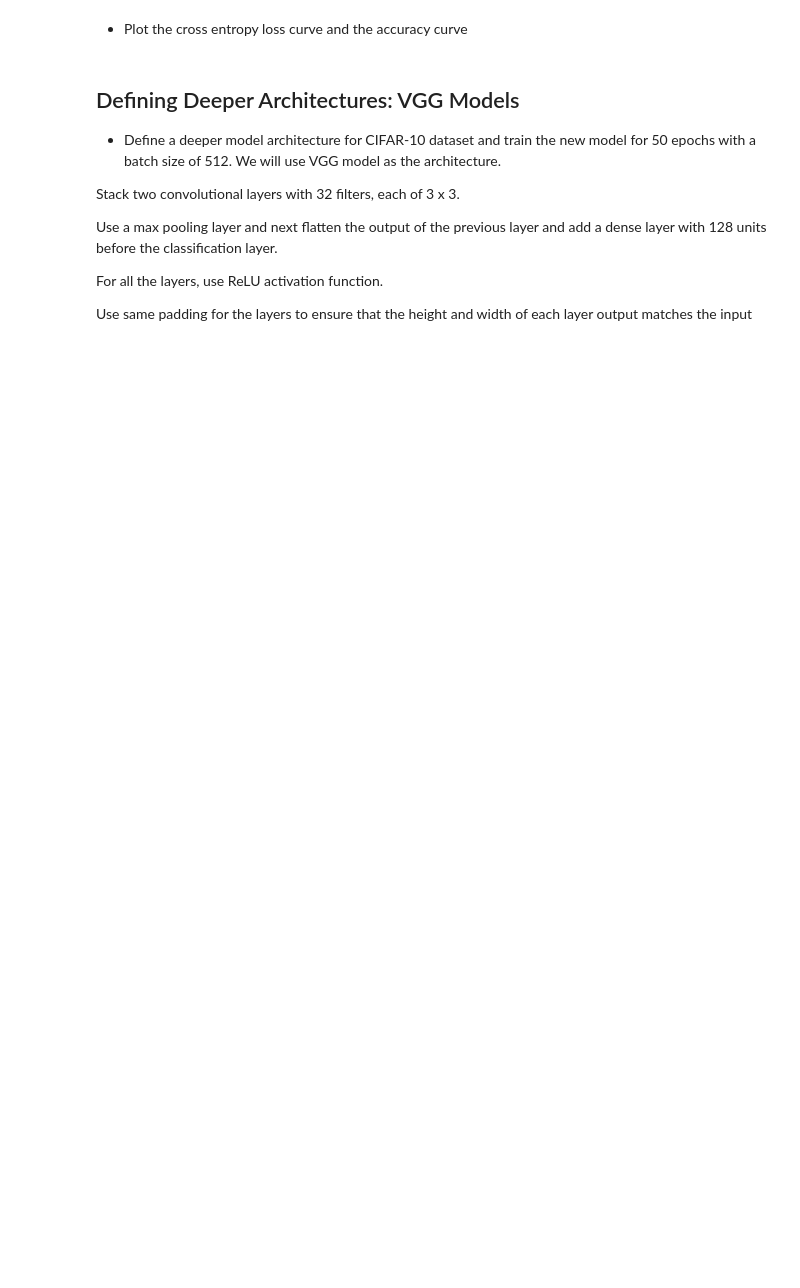
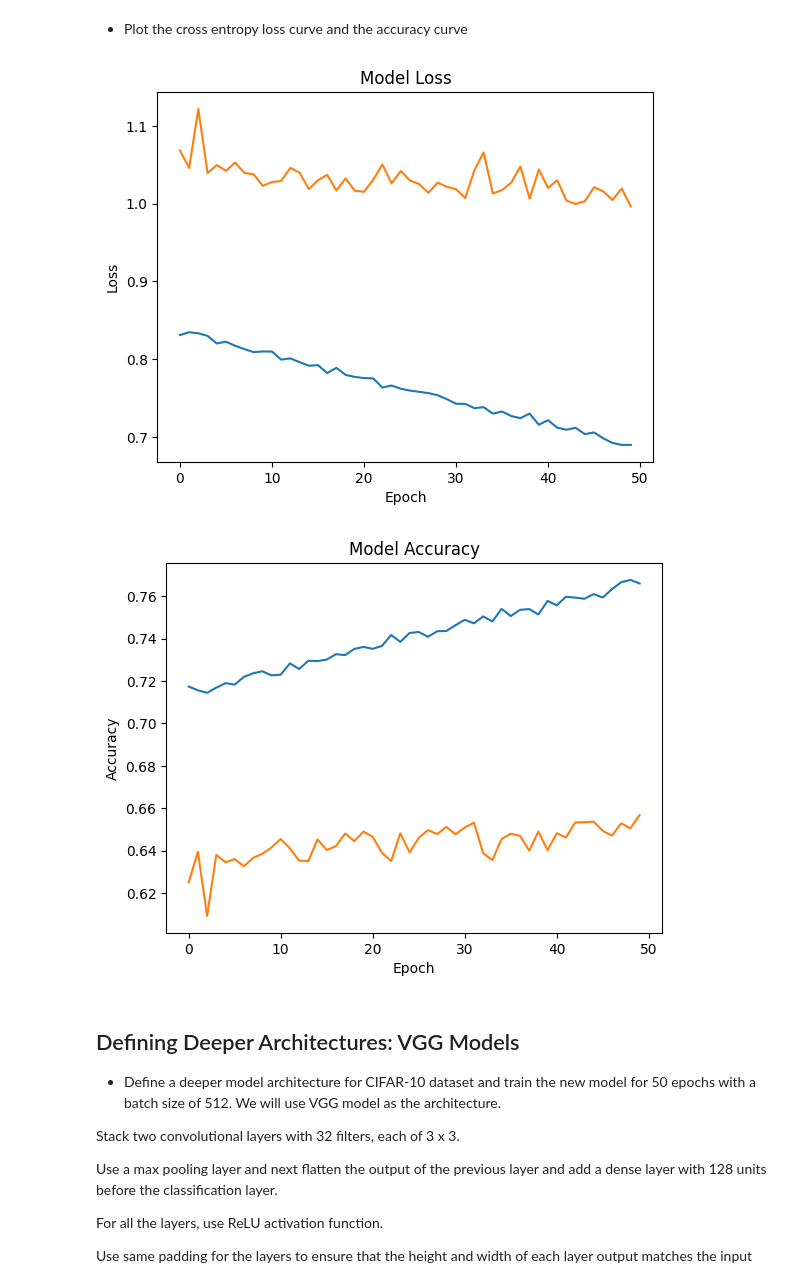
Before and after one commit to moviandev/lab-image-classification-using-convolutional-neural-networks, a Jupyter notebook: main.ipynb, the cells around one changed output. Drawn from its saved outputs; the diff is of its cells as text; code cells hidden in the pictures; blank space fills up the shorter version.

Commit message:
Solution for lab image classification using convolutional neural networks

```diff
--- a/main.ipynb
+++ b/main.ipynb
@@ -120,6 +115,15 @@ Model: "sequential"
 # %% [markdown]
 *   Compile the model using categorical_crossentropy loss, SGD optimizer and use 'accuracy' as the metric.
 *   Use the above defined model to train CIFAR-10 and train the model for 50 epochs with a batch size of 512.
-# %%
-# Your code here :
-model.compile(optimizer='')
+# %%
+# Your code here :
+model.compile(optimizer='sgd', loss='categorical_crossentropy', metrics=['accuracy'])
+x_train_norm = x_train / 255.0
+x_test_norm = x_test / 255.0
+y_train_encoded = to_categorical(y_train)
+y_test_encoded = to_categorical(y_test)
+
+epochs = 50
+batch_size = 512
+
+history = model.fit(x_train_norm, y_train_encoded, batch_size=batch_size, epochs=epochs, validation_data=(x_test_norm, y_test_encoded))
@@ -130,3 +150,21 @@ model.compile(optimizer='')
+# %%
+# Your code here :
+plt.title('Model Loss')
+plt.plot(history.history['loss'])
+plt.plot(history.history['val_loss'])
+plt.xlabel('Epoch')
+plt.ylabel('Loss')
+plt.show()
+
+plt.title('Model Accuracy')
+plt.plot(history.history['accuracy'])
+plt.plot(history.history['val_accuracy'])
+plt.xlabel('Epoch')
+plt.ylabel('Accuracy')
+plt.show()
+# %% [output]
+[figure, added]
+[figure, added]
 # %% [markdown]
 ## Defining Deeper Architectures: VGG Models
 
```
Also changed, not shown: parts of 18 cells of this notebook.
